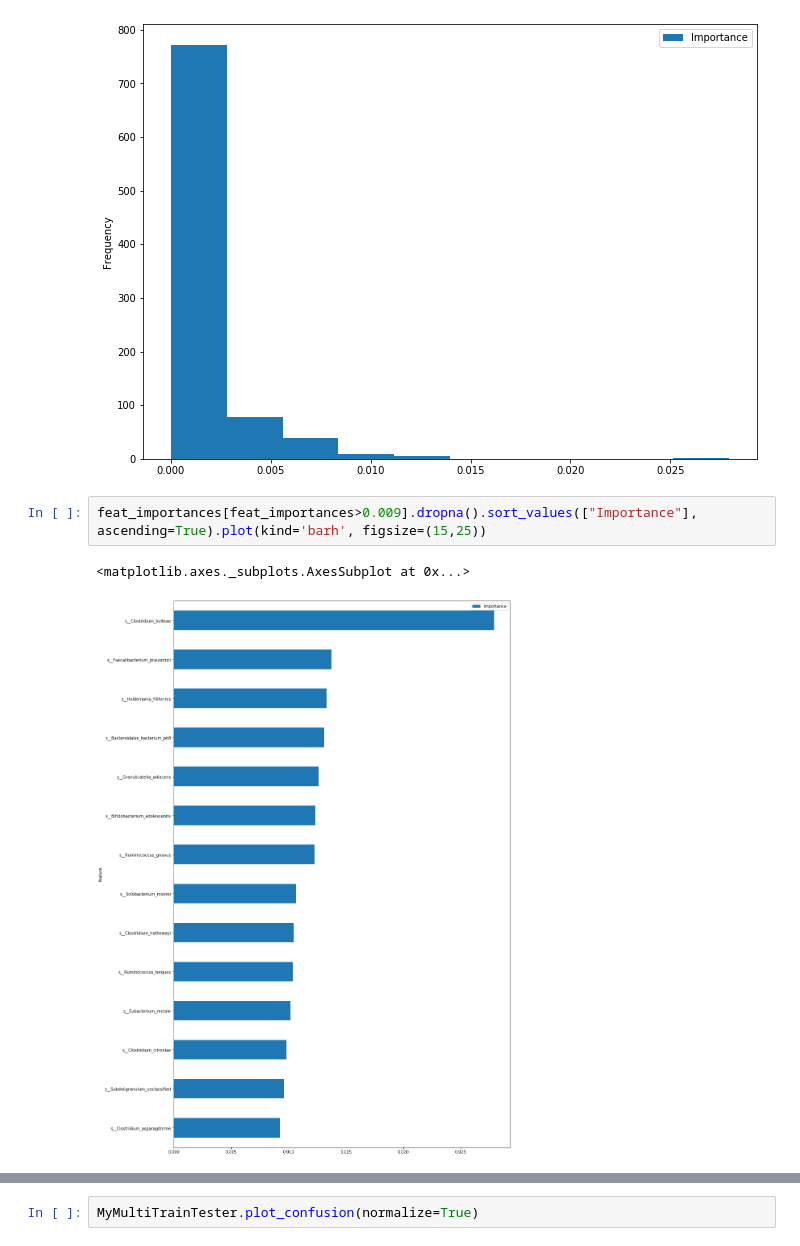
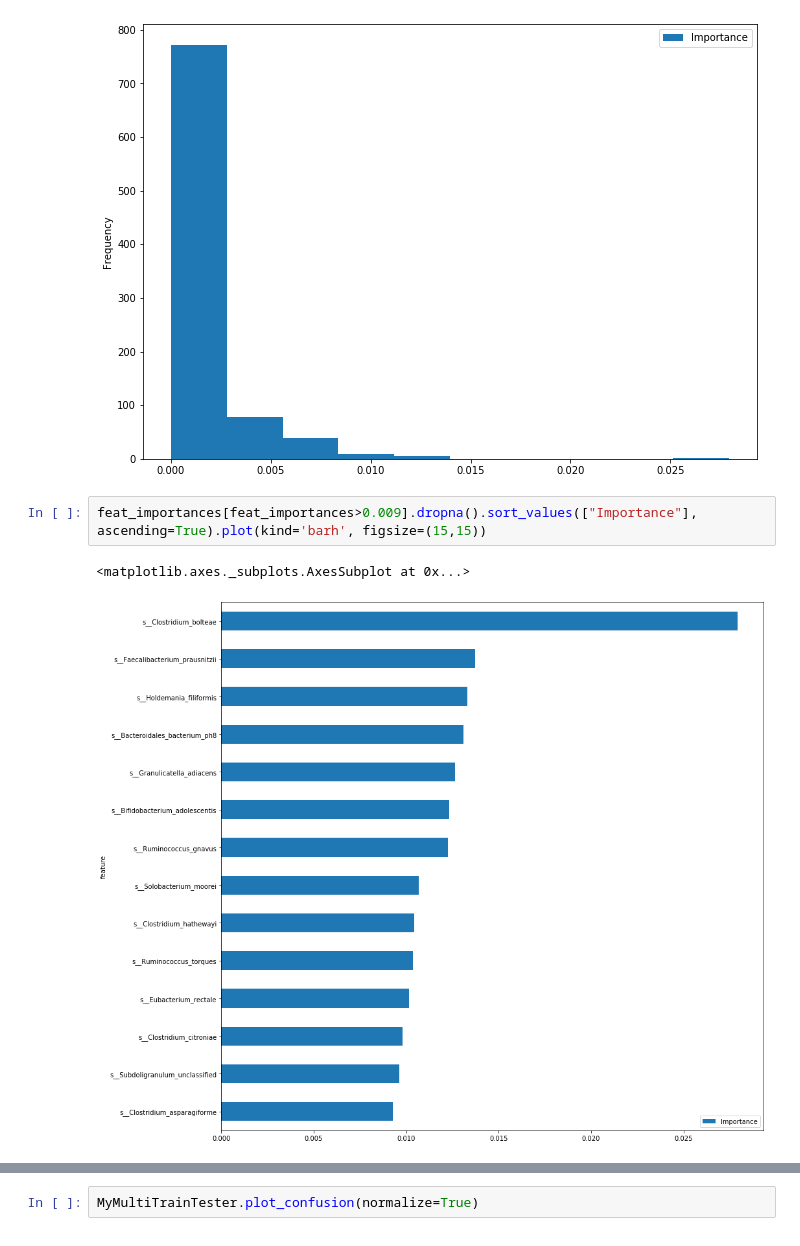
Before and after one commit to singjc/MetagenPipe, a Jupyter notebook: src/RF-LOGITGridSearchCV.ipynb, the cells around one changed output, grey strips where cells are left out. Saved outputs shown, nothing was run; the diff lists cells and outputs as text.

```diff
--- a/src/RF-LOGITGridSearchCV.ipynb
+++ b/src/RF-LOGITGridSearchCV.ipynb
@@ -154,7 +157,7 @@ feat_importances.sort_values(["Importance"], ascending=False, inplace=False).plo
 <matplotlib.axes._subplots.AxesSubplot at 0x...>
 [figure]
 # %%
-feat_importances[feat_importances>0.009].dropna().sort_values(["Importance"], ascending=True).plot(kind='barh', figsize=(15,25))
+feat_importances[feat_importances>0.009].dropna().sort_values(["Importance"], ascending=True).plot(kind='barh', figsize=(15,15))
 # %% [output]
 <matplotlib.axes._subplots.AxesSubplot at 0x...>
-[figure, old version]
+[figure, new version]
```
Also changed, not shown: parts of 11 cells of this notebook, 2 other files.
